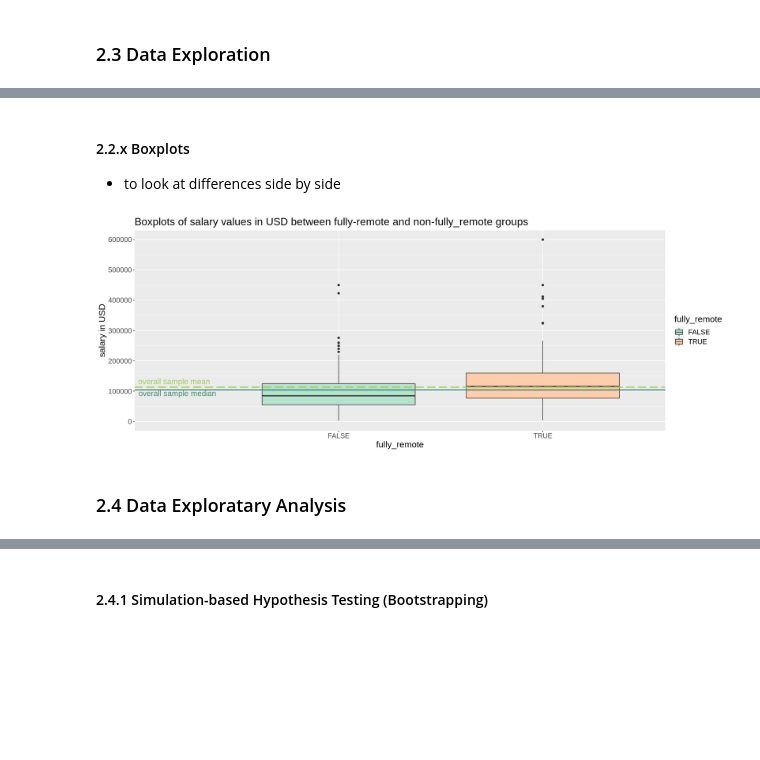
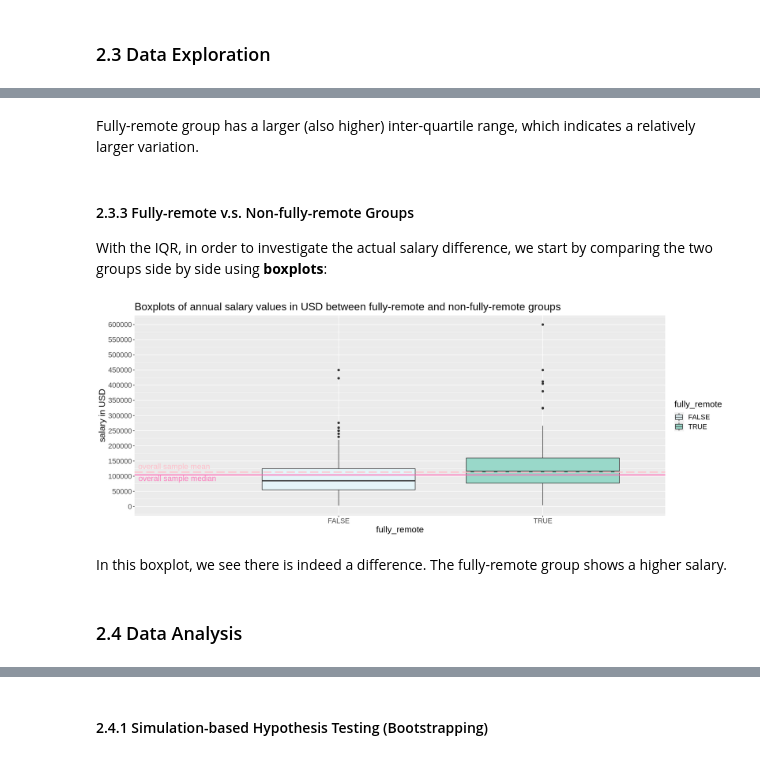
Before and after one commit to ludioludius/STAT201-Project, a Jupyter notebook: Final_Report_Draft.ipynb, the cells around one changed output, grey strips where cells are left out. Saved outputs shown, nothing was run; the diff lists cells and outputs as text; code cells hidden in the pictures; blank space fills up the shorter version.

```diff
--- a/Final_Report_Draft.ipynb
+++ b/Final_Report_Draft.ipynb
@@ -354,30 +466,32 @@ To write:
+# %% [markdown]
+Fully-remote group has a larger (also higher) inter-quartile range, which indicates a relatively larger variation.
 # %% [markdown]
-#### 2.2.x Boxplots
+#### 2.3.3 Fully-remote v.s. Non-fully-remote Groups
 
-- to look at differences side by side
+With the IQR, in order to investigate the actual salary difference, we start by comparing the two groups side by side using **boxplots**:
 # %%
 options(repr.plot.width = 16, repr.plot.height = 6)
 options("scipen"=10, "digits"=4)
 
 boxplots_all <- remote_binary %>%
     ggplot(aes(x = fully_remote, y = salary_in_usd, fill = fully_remote)) +
-    scale_fill_brewer(palette = "Pastel2") +
+    scale_fill_brewer(palette = "BuGn") +
     geom_boxplot() +
     ylab("salary in USD") +
-    ggtitle("Boxplots of salary values in USD between fully-remote and non-fully_remote groups") +
+    ggtitle("Boxplots of annual salary values in USD between fully-remote and non-fully-remote groups") +
     theme(text = element_text(size=16)) +
-    # geom_hline(yintercept = median_overall, color="red", size = 1, linetype = "longdash")
-    geom_hline(yintercept = mean_overall, color = "darkolivegreen3", size = 1, linetype = "longdash") +
-        annotate("text", x = 0, y = mean_overall,label = "overall sample mean", color = "darkolivegreen3", size=5, hjust = -0.05, vjust = -0.5) +
-    geom_hline(yintercept = median_overall, color = "aquamarine4", size = 1, linetype = "solid") +
-        annotate("text", x = 0, y = median_overall,label = "overall sample median", color = "aquamarine4", size=5, hjust = -0.05, vjust = 1.1)+
+    geom_hline(yintercept = mean_overall, color = "pink", size = 1, linetype = "longdash") +
+        annotate("text", x = 0, y = mean_overall,label = "overall sample mean", color = "pink", size=5, hjust = -0.05, vjust = -0.5) +
+    geom_hline(yintercept = median_overall, color = "hotpink", size = 1, linetype = "solid", alpha = 0.86) +
+        annotate("text", x = 0, y = median_overall,label = "overall sample median", color = "hotpink", size=5, hjust = -0.05, vjust = 1.1, alpha = 0.86)+
 
-    # refine the limits and breaks of the x and y scales:
-    scale_y_continuous(limits = c(0, 600000), breaks = seq(0, 600000, 100000))
-
+    # refine the limits and breaks of the y scales:
+    scale_y_continuous(limits = c(0, 600000), breaks = seq(0, 600000, 50000))
 
 boxplots_all
 # %% [output]
-[figure, old version]
+[figure, new version]
+# %% [markdown]
+In this boxplot, we see there is indeed a difference. The fully-remote group shows a higher salary.
 # %% [markdown]
-### 2.4 Data Exploratary Analysis
+### 2.4 Data Analysis
```
Also changed, not shown: parts of 52 cells of this notebook.
